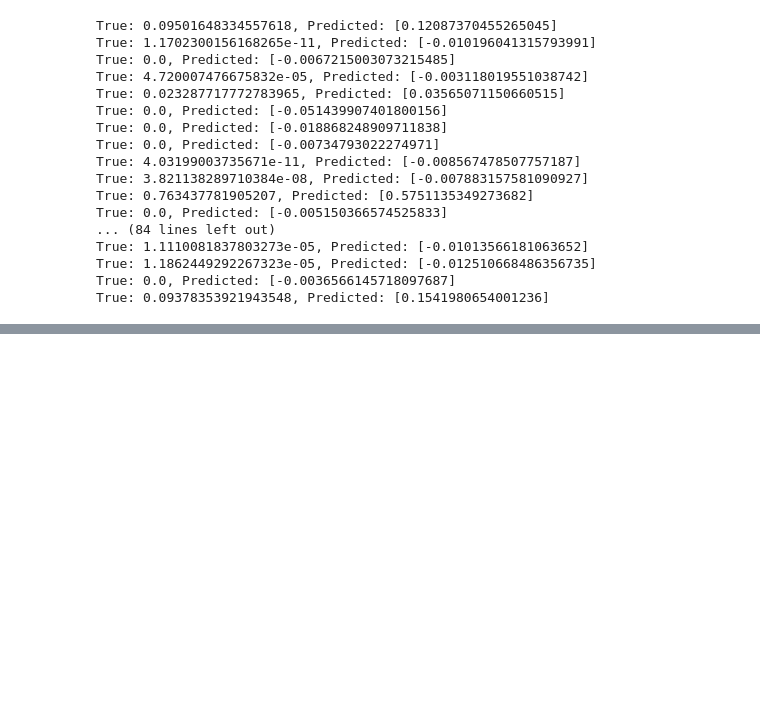
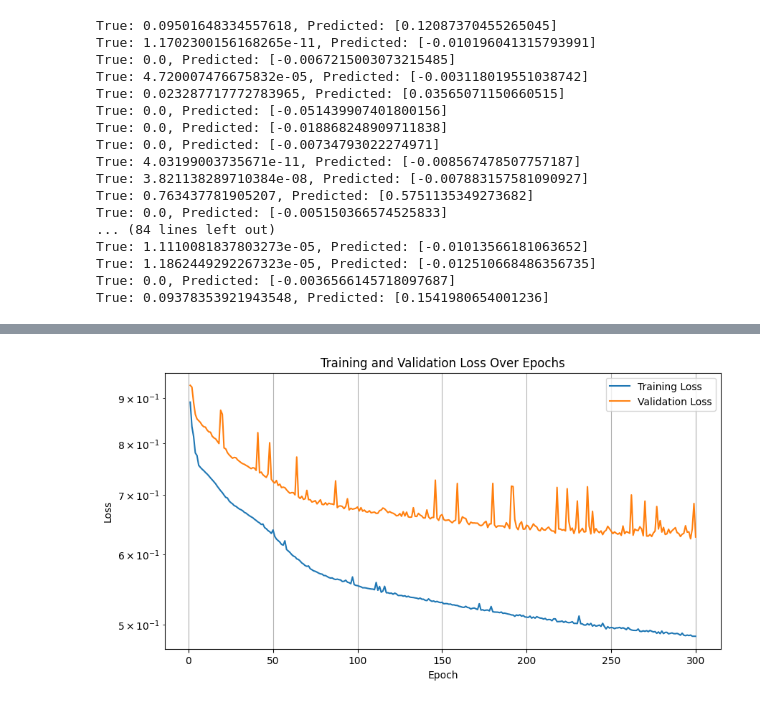
Before and after one commit to yifeidong0/dynamicCageForMPPI, a Jupyter notebook: scripts/cage_metric_trainer.ipynb, the cells around one changed output, grey strips where cells are left out. Saved outputs shown, nothing was run; the diff lists cells and outputs as text; code cells hidden in the pictures; blank space fills up the shorter version.

```diff
--- a/scripts/cage_metric_trainer.ipynb
+++ b/scripts/cage_metric_trainer.ipynb
@@ -607,0 +563,4 @@ Test Loss: 0.029725832864642143
+# %%
+# Print true and predicted values
+for true, pred in zip(y_test[:10], y_pred.tolist()[:10]):
+    print(f"True: {true}, Predicted: {pred}")
@@ -607,0 +710,18 @@ Test Loss: 0.029725832864642143
+# %%
+# Create a plot of training and validation losses
+fig = plt.figure(figsize=(10, 5))
+ax = fig.add_subplot()
+plt.plot(range(1, epochs + 1), train_losses, label="Training Loss")
+plt.plot(range(1, epochs + 1), val_losses, label="Validation Loss")
+ax.set_yscale('log')
+plt.xlabel("Epoch")
+plt.ylabel("Loss")
+plt.title("Training and Validation Loss Over Epochs")
+plt.legend()
+plt.grid(True)
+
+# Display the plot
+# plt.show()
+plt.savefig("loss_plot_hou.png")
+# %% [output]
+[figure, added]
```
Also changed, not shown: parts of 27 cells of this notebook, 7 other files.
